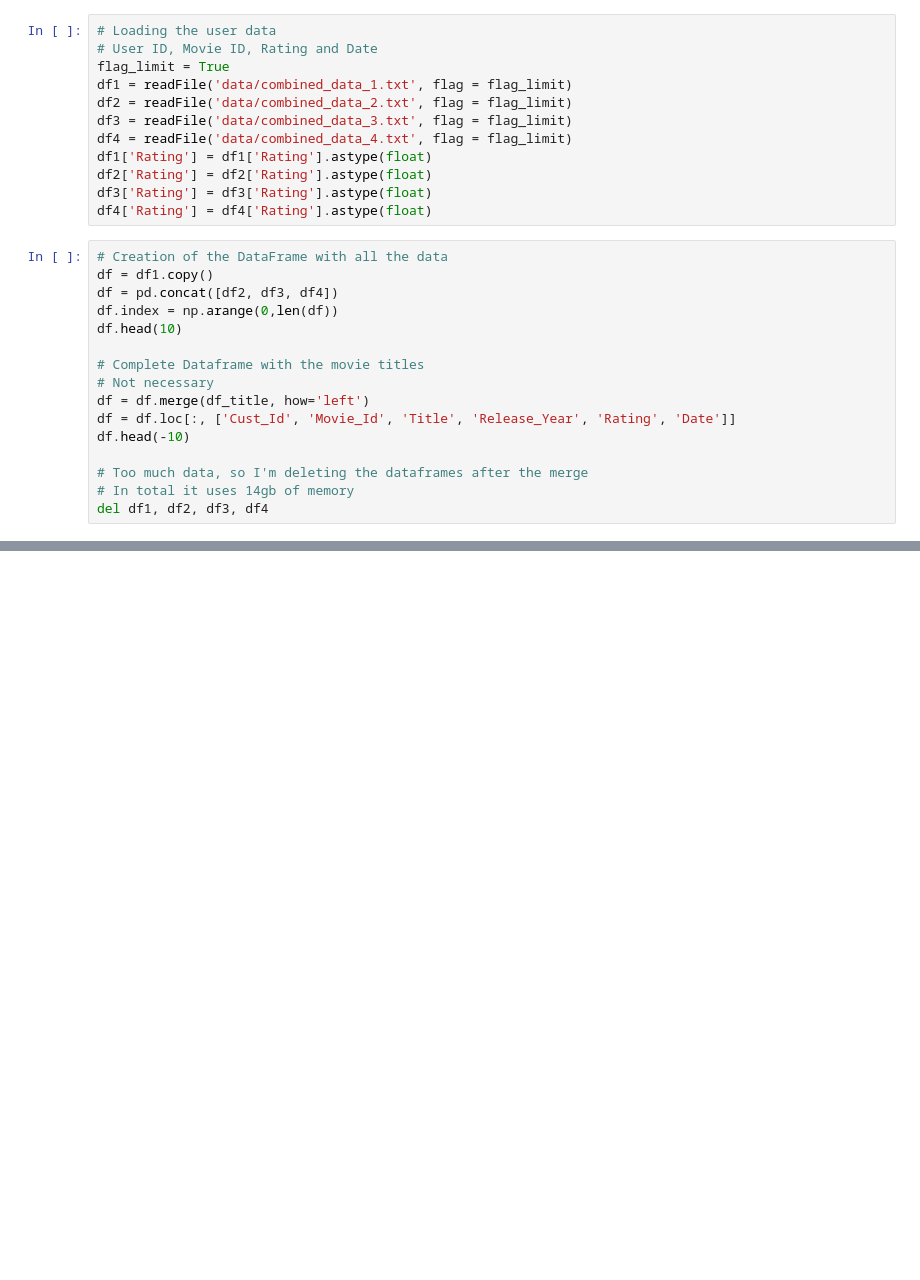
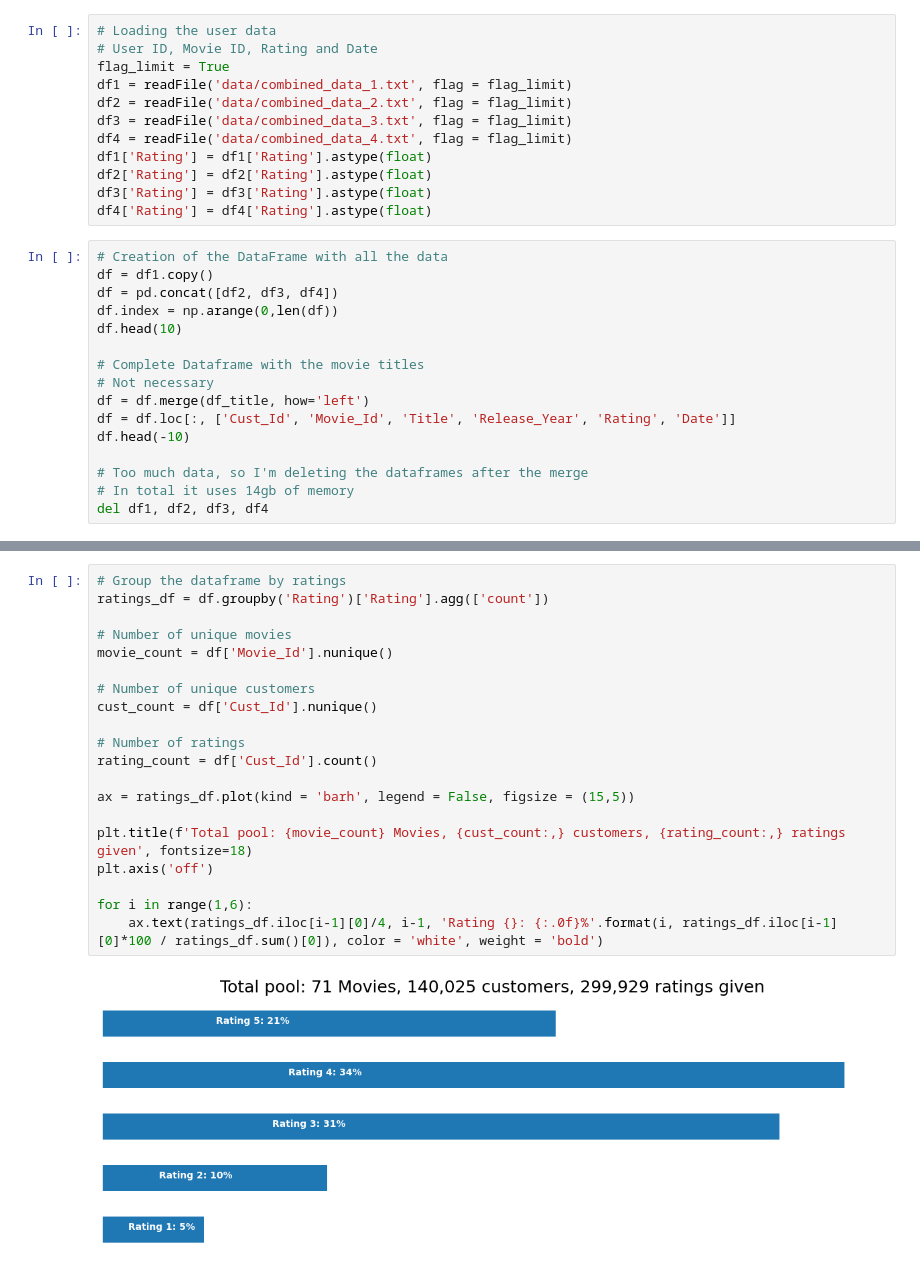
Before and after one commit to erikmarcon/MLGroup7, a Jupyter notebook: NetflixChallenge.ipynb, the cells around one changed output, grey strips where cells are left out. Saved outputs shown, nothing was run; the diff lists cells and outputs as text; blank space fills up the shorter version.

```diff
--- a/NetflixChallenge.ipynb
+++ b/NetflixChallenge.ipynb
@@ -98,0 +115,22 @@ del df1, df2, df3, df4
+# %%
+# Group the dataframe by ratings
+ratings_df = df.groupby('Rating')['Rating'].agg(['count'])
+
+# Number of unique movies
+movie_count = df['Movie_Id'].nunique()
+
+# Number of unique customers
+cust_count = df['Cust_Id'].nunique()
+
+# Number of ratings
+rating_count = df['Cust_Id'].count()
+
+ax = ratings_df.plot(kind = 'barh', legend = False, figsize = (15,5))
+
+plt.title(f'Total pool: {movie_count} Movies, {cust_count:,} customers, {rating_count:,} ratings given', fontsize=18)
+plt.axis('off')
+
+for i in range(1,6):
+    ax.text(ratings_df.iloc[i-1][0]/4, i-1, 'Rating {}: {:.0f}%'.format(i, ratings_df.iloc[i-1][0]*100 / ratings_df.sum()[0]), color = 'white', weight = 'bold')
+# %% [output]
+[figure, added]
```
Also changed, not shown: parts of 4 cells of this notebook, 1 other file.
